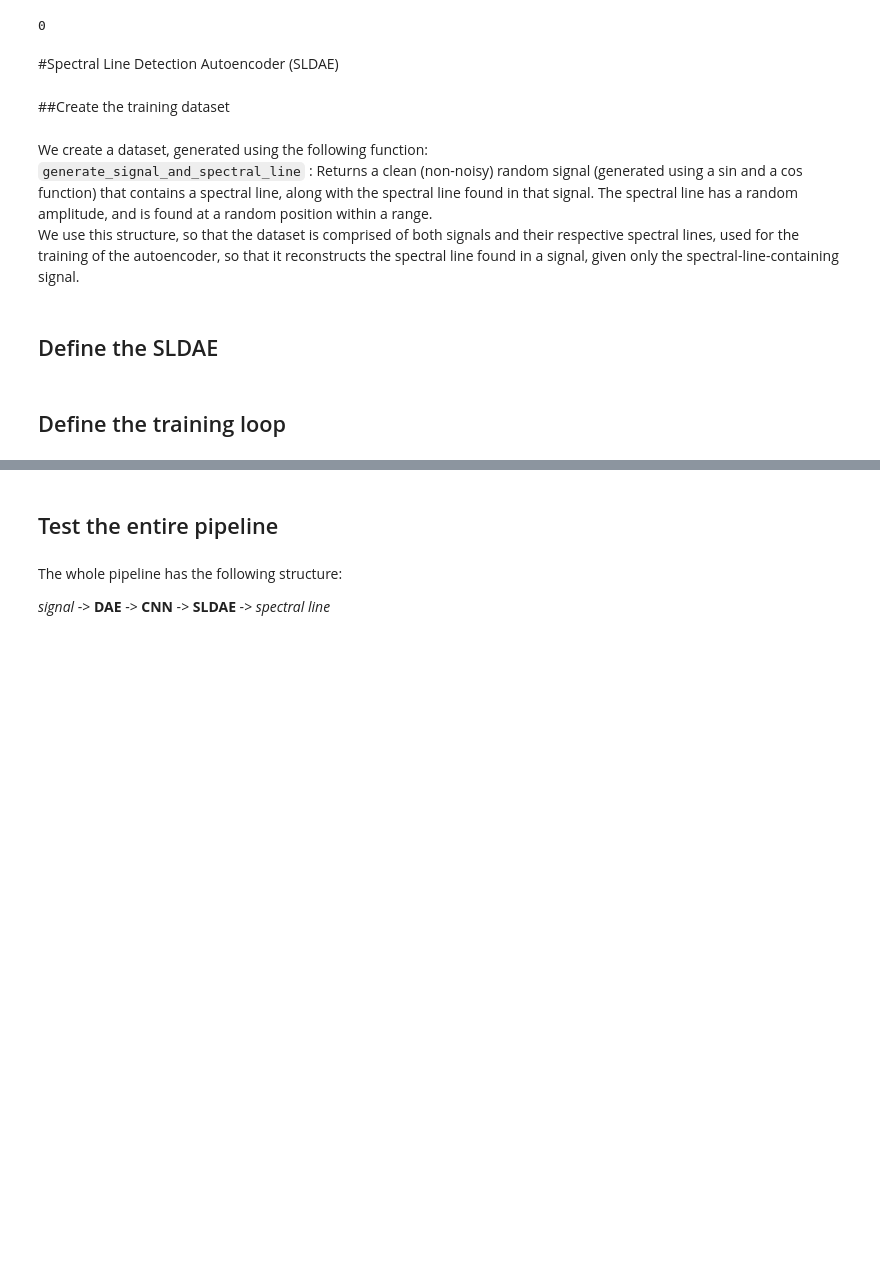
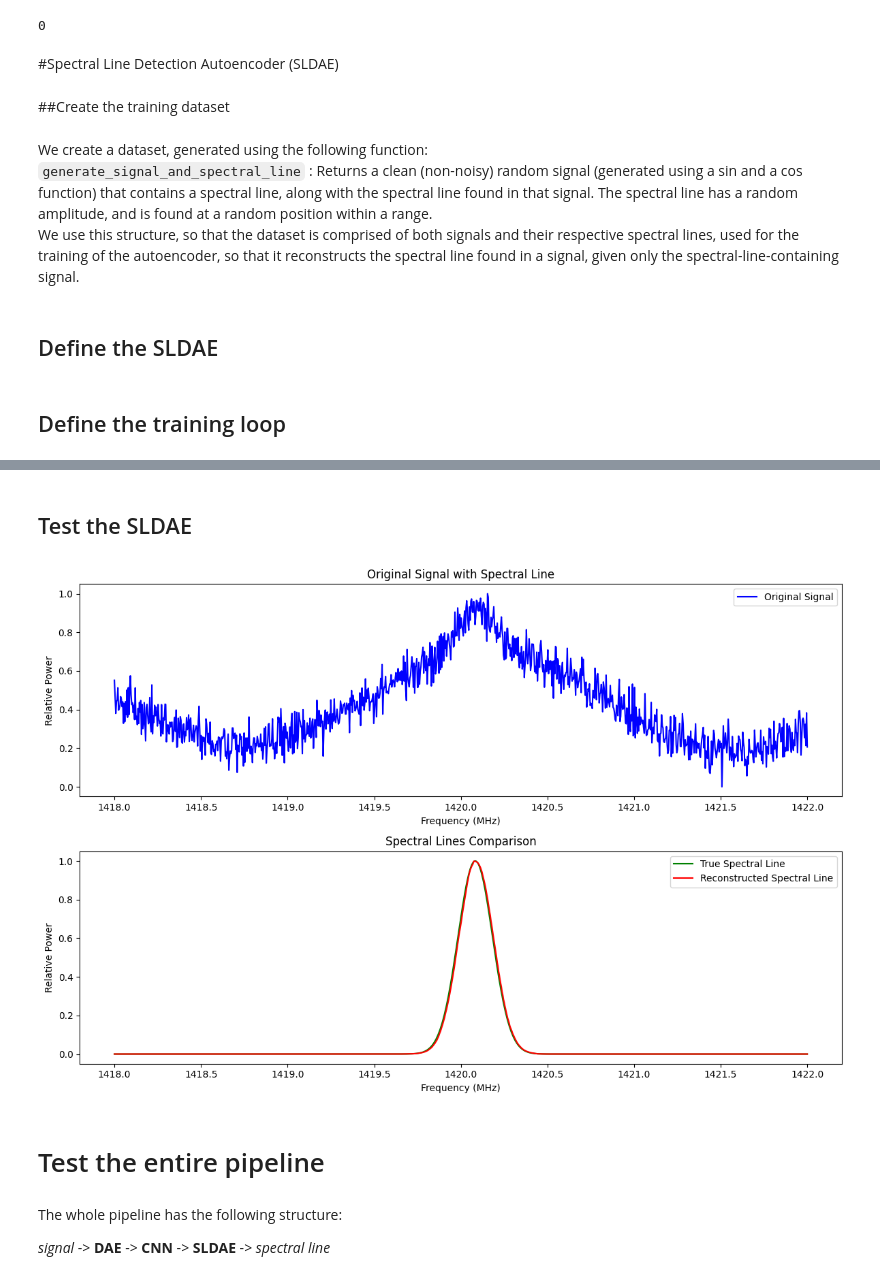
Before and after one commit to Astro-Beam/ASTRO, a Jupyter notebook: Neural Networks/Denoising_Autoencoder.ipynb, the cells around one changed output, grey strips where cells are left out. Cells and saved outputs as stored; diff of their text form; code cells hidden in the pictures; blank space fills up the shorter version.

Commit message:
Completed SLDAE and added pipeline testing

```diff
--- a/Neural Networks/Denoising_Autoencoder.ipynb
+++ b/Neural Networks/Denoising_Autoencoder.ipynb
@@ -446,5 +565,39 @@ We create a dataset, generated using the following function: <br>
+# %% [markdown]
+## Test the SLDAE
+# %%
+# Test on a single sample
+test_signal, true_spectral_line = generate_signal_and_spectral_line(n_samples)
+test_signal_tensor = torch.tensor(test_signal, dtype=torch.float32).unsqueeze(0)
+
+# Reconstruct the spectral line
+SLDAE.eval()
+with torch.no_grad():
+    reconstructed_spectral_line = SLDAE(test_signal_tensor).squeeze(0).numpy()
+
+# Plot the results
+fig, axs = plt.subplots(2, 1, figsize=(12, 8))
+
+# Original Signal
+axs[0].plot(np.linspace(1418, 1422, n_samples), test_signal, color='blue', label='Original Signal')
+axs[0].set_title('Original Signal with Spectral Line')
+axs[0].set_xlabel('Frequency (MHz)')
+axs[0].set_ylabel('Relative Power')
+axs[0].legend()
+
+# True Spectral Line
+axs[1].plot(np.linspace(1418, 1422, n_samples), true_spectral_line, color='green', label='True Spectral Line')
+axs[1].plot(np.linspace(1418, 1422, n_samples), reconstructed_spectral_line, color='red', label='Reconstructed Spectral Line')
+axs[1].set_title('Spectral Lines Comparison')
+axs[1].set_xlabel('Frequency (MHz)')
+axs[1].set_ylabel('Relative Power')
+axs[1].legend()
+
+plt.tight_layout()
+plt.show()
+# %% [output]
+[figure, added]
 # %% [markdown]
-## Test the entire pipeline
+# Test the entire pipeline
 # %% [markdown]
 The whole pipeline has the following structure: <br>
 
```
Also changed, not shown: parts of 10 cells of this notebook.
